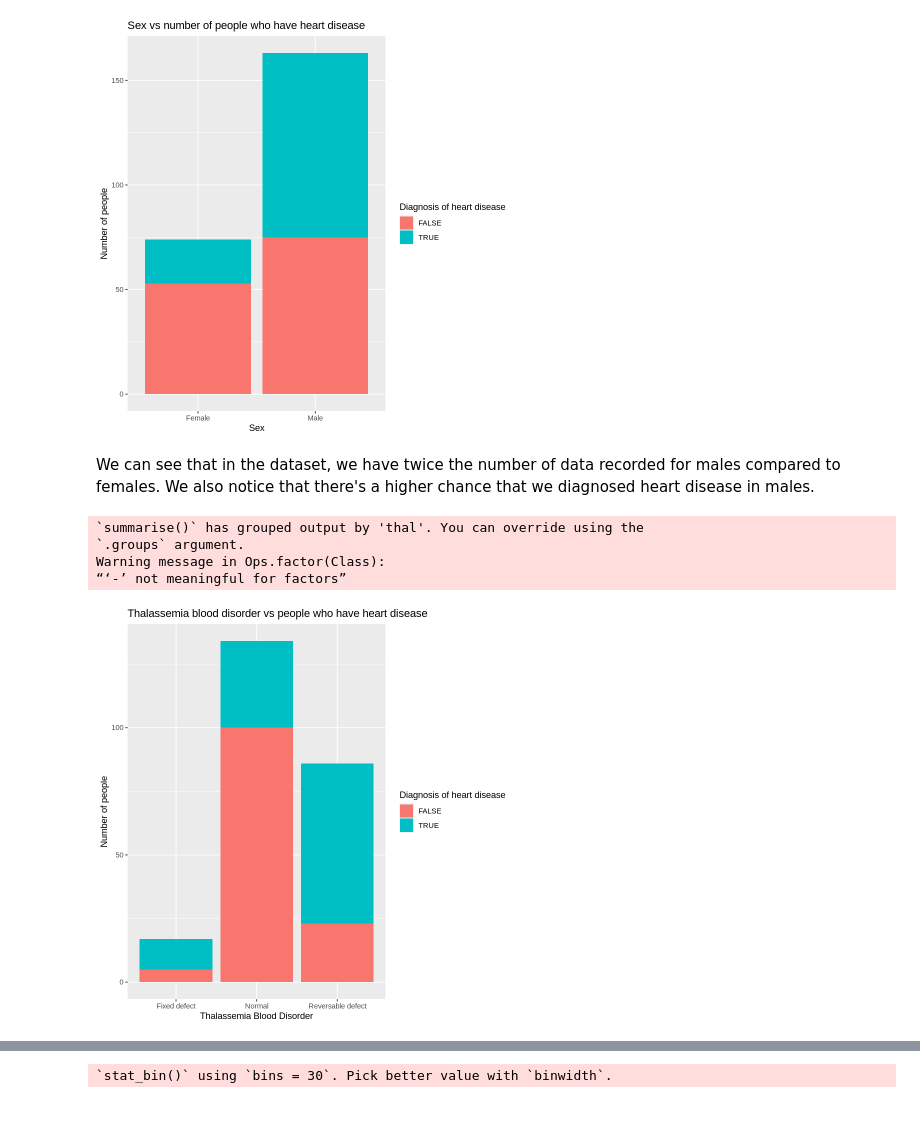
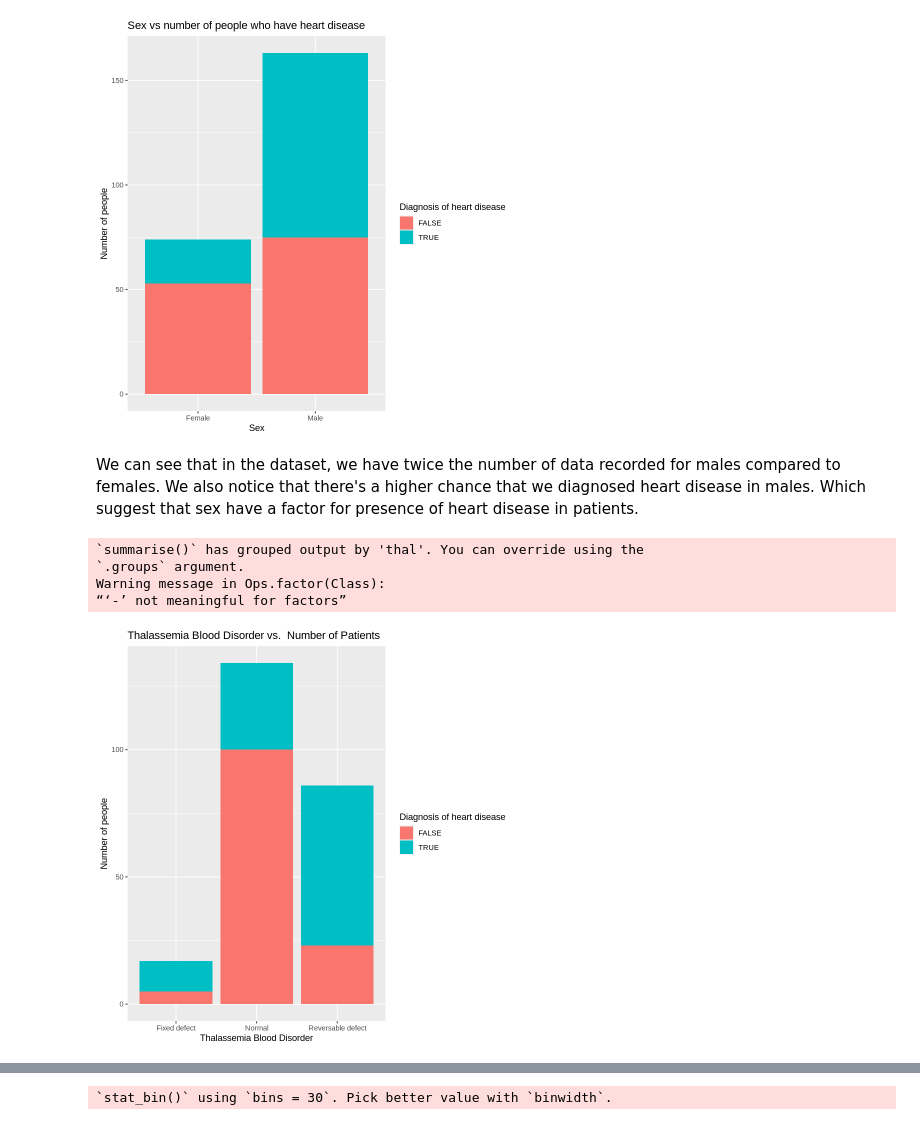
Before and after one commit to wtarit/dsci-100-project, a Jupyter notebook: group_report.ipynb, the cells around one changed output, grey strips where cells are left out. Drawn from its saved outputs; the diff is of its cells as text; code cells hidden in the pictures.

```diff
--- a/group_report.ipynb
+++ b/group_report.ipynb
@@ -138,26 +140,26 @@ Warning message in Ops.factor(Class):
 “‘-’ not meaningful for factors”
 [figure]
 # %% [markdown]
-We can see that in the dataset, we have twice the number of data recorded for males compared to females. We also notice that there's a higher chance that we diagnosed heart disease in males.
+We can see that in the dataset, we have twice the number of data recorded for males compared to females. We also notice that there's a higher chance that we diagnosed heart disease in males. Which suggest that sex have a factor for presence of heart disease in patients.
 # %%
 heart_disease_count_thal <- heart_disease_train |>
     drop_na() |>
     group_by(thal, Class) |>
     summarize(count = n()) |>
     mutate(thal_str = case_when(thal == 3.0 ~ "Normal",
                                                  thal == 6.0 ~ "Fixed defect",
                                                  thal == 7.0 ~ "Reversable defect"))
 
 heart_disease_count_thal_plot <- ggplot(heart_disease_count_thal, aes(x = thal_str, y=count, fill = Class, group = -Class)) +
     geom_bar(stat = "identity", position = "stack") +
     labs(x = "Thalassemia Blood Disorder", y = "Number of people", fill = "Diagnosis of heart disease") +
-    ggtitle("Thalassemia blood disorder vs people who have heart disease")
+    ggtitle("Thalassemia Blood Disorder vs. Number of Patients") #prev was vs. people who have heart disease
 
 heart_disease_count_thal_plot
 # %% [output]
 `summarise()` has grouped output by 'thal'. You can override using the
 `.groups` argument.
 Warning message in Ops.factor(Class):
 “‘-’ not meaningful for factors”
-[figure, old version]
+[figure, new version]
 # %% [markdown]
```
Also changed, not shown: parts of 10 cells of this notebook.
